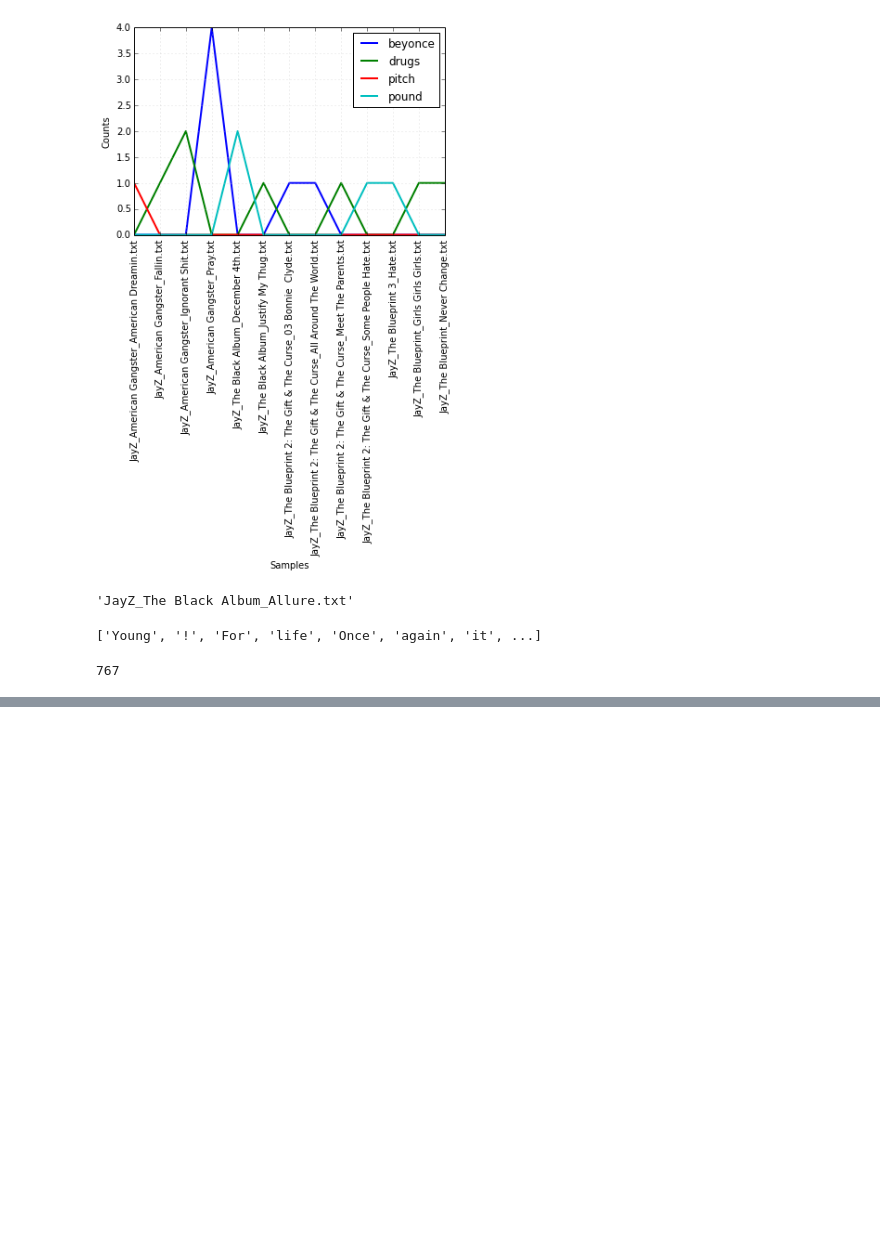
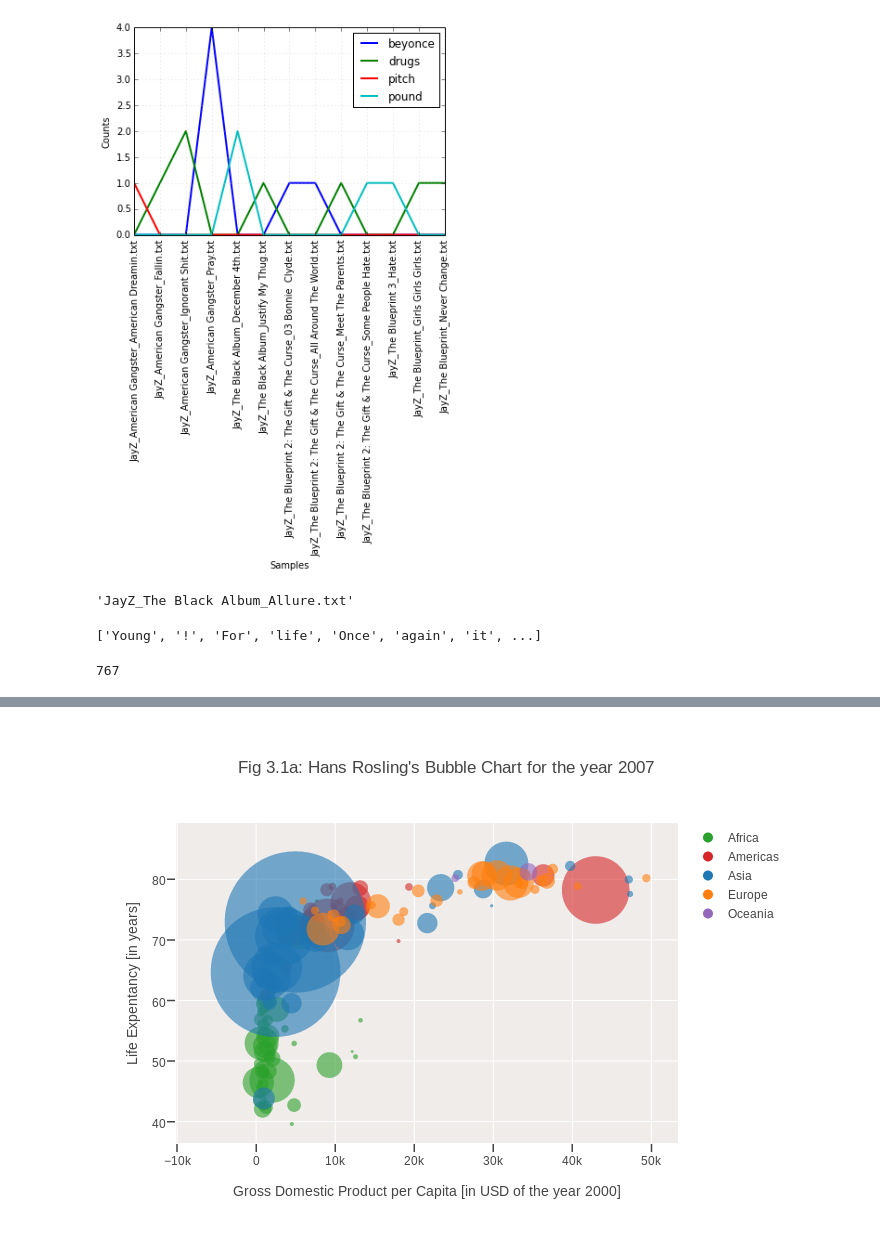
Before and after one commit to omoju/Hiphopathy, a Jupyter notebook: Chapter 2 - HipHopDataScience.ipynb, the cells around one changed output, grey strips where cells are left out. Drawn from its saved outputs; the diff is of its cells as text; code cells hidden in the pictures; blank space fills up the shorter version.

Commit message:
plotly update

```diff
--- a/Chapter 2 - HipHopDataScience.ipynb
+++ b/Chapter 2 - HipHopDataScience.ipynb
@@ -563,0 +653,8 @@ len(Ame)
+# %%
+colors = dict(
+    Asia='#1f77b4',
+    Europe='#ff7f0e',
+    Africa='#2ca02c',
+    Americas='#d62728',
+    Oceania='#9467bd'
+)
@@ -563,0 +700,36 @@ len(Ame)
+# %%
+# Set plot and axis titles
+title = "Hans Rosling's Bubble Chart for the year {}".format(the_year)
+x_title = "Gross Domestic Product per Capita [in USD of the year 2000]"
+y_title = "Life Expentancy [in years]"
+
+# Define a dictionary of axis style options
+axis_style = dict(
+    zeroline=False,       # remove thick zero line
+    gridcolor='#FFFFFF',  # white grid lines
+    ticks='outside',      # draw ticks outside axes
+    ticklen=8,            # tick length
+    tickwidth=1.5         #   and width
+)
+
+# Make layout object
+layout = Layout(
+    title=title,             # set plot title
+    plot_bgcolor='#EFECEA',  # set plot color to grey
+    xaxis=XAxis(
+        axis_style,      # add axis style dictionary
+        title=x_title,   # x-axis title
+    ),
+    yaxis=YAxis(
+        axis_style,      # add axis style dictionary
+        title=y_title,   # y-axis title
+    )
+)
+# %%
+# Make Figure object
+fig = Figure(data=data, layout=layout)
+
+# (@) Send to Plotly and show in notebook
+py.iplot(fig, filename='s3_life-gdp')
+# %% [output]
+[figure, added]
```
Also changed, not shown: parts of 12 cells of this notebook, 2 other files.
